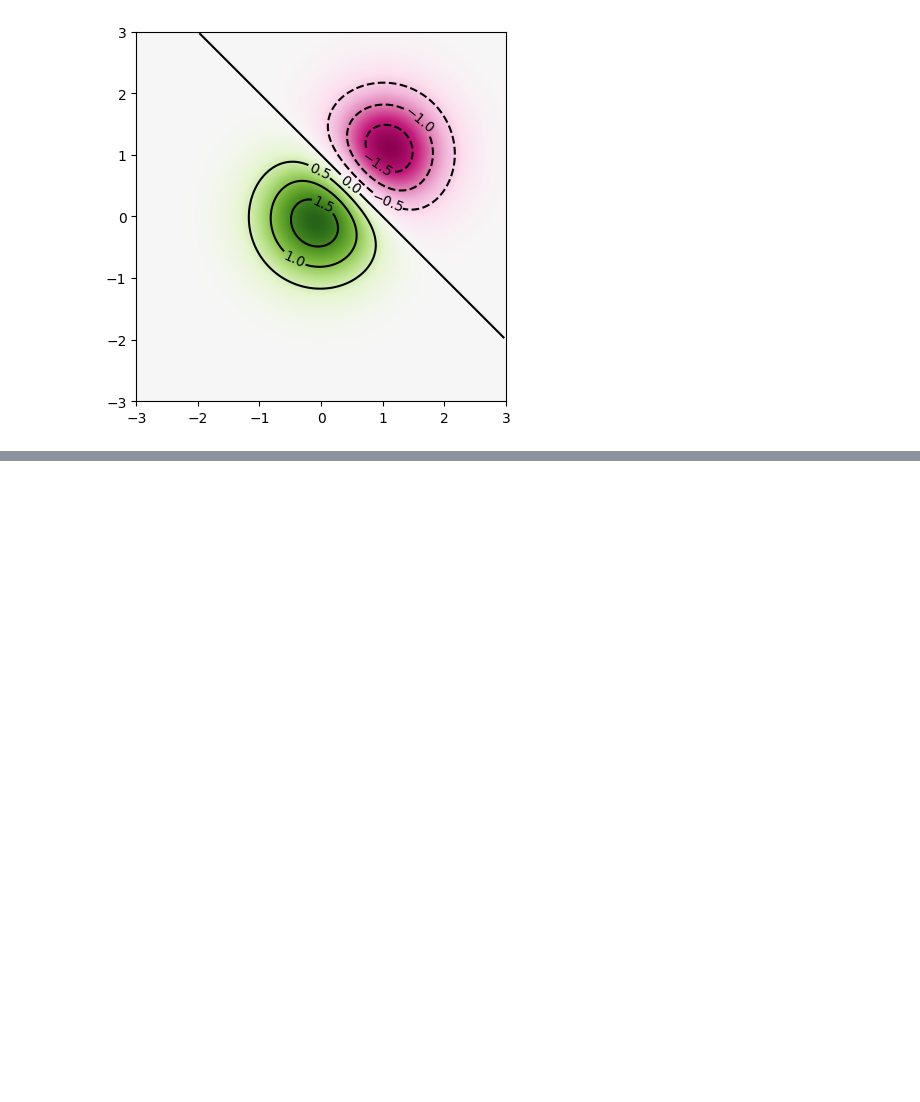
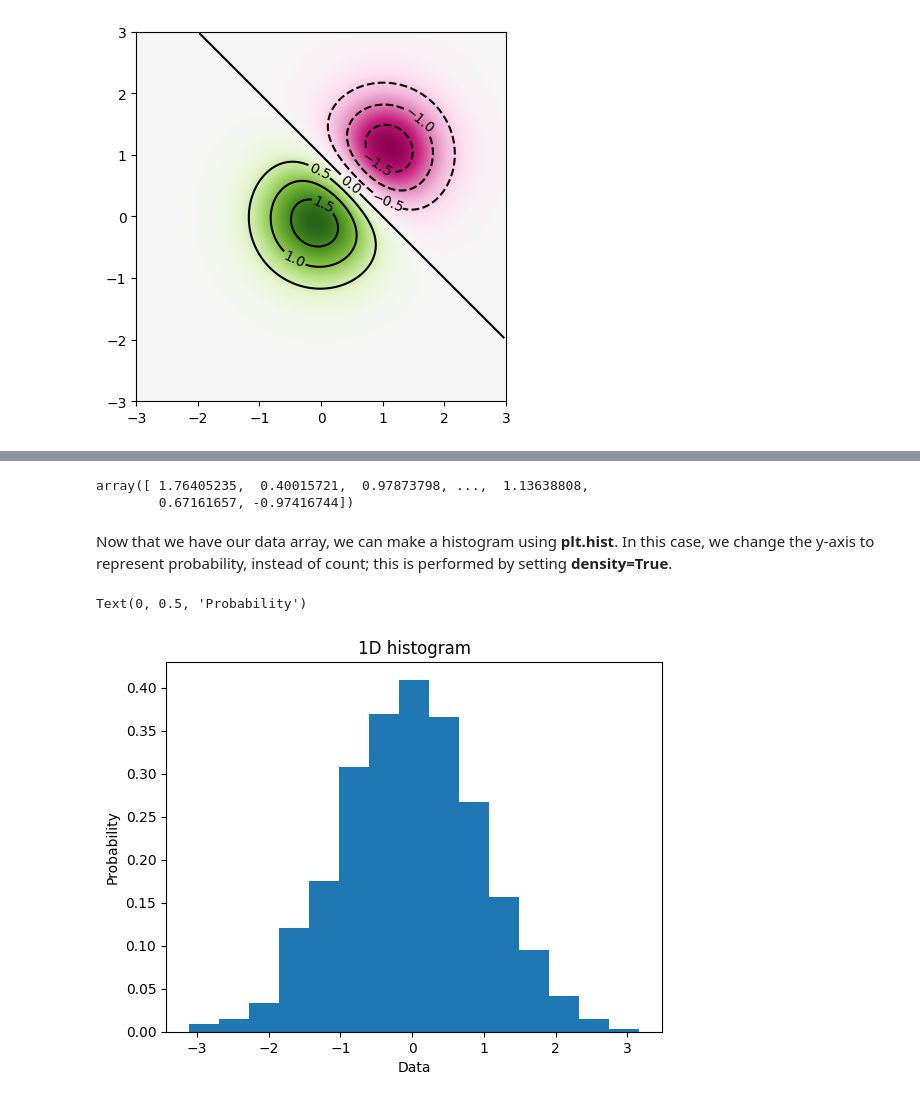
Before and after one commit to olabanjialadejana/data-science-guide, a Jupyter notebook: matplotlib.ipynb, the cells around one changed output, grey strips where cells are left out. Saved outputs shown, nothing was run; the diff lists cells and outputs as text; code cells hidden in the pictures; blank space fills up the shorter version.

```diff
--- a/matplotlib.ipynb
+++ b/matplotlib.ipynb
@@ -449,0 +456,20 @@ ax.clabel(c);
+# %%
+npts = 2500
+nbins = 15
+
+np.random.seed(0)
+x = np.random.normal(size=npts)
+x
+# %% [output]
+array([ 1.76405235,  0.40015721,  0.97873798, ...,  1.13638808,
+        0.67161657, -0.97416744])
+# %% [markdown]
+Now that we have our data array, we can make a histogram using <b>plt.hist</b>. In this case, we change the y-axis to represent probability, instead of count; this is performed by setting <b>density=True</b>.
+# %%
+plt.hist(x, bins=nbins, density=True)
+plt.title('1D histogram')
+plt.xlabel('Data')
+plt.ylabel('Probability')
+# %% [output]
+Text(0, 0.5, 'Probability')
+[figure, added]
```
Also changed, not shown: parts of 58 cells of this notebook.
